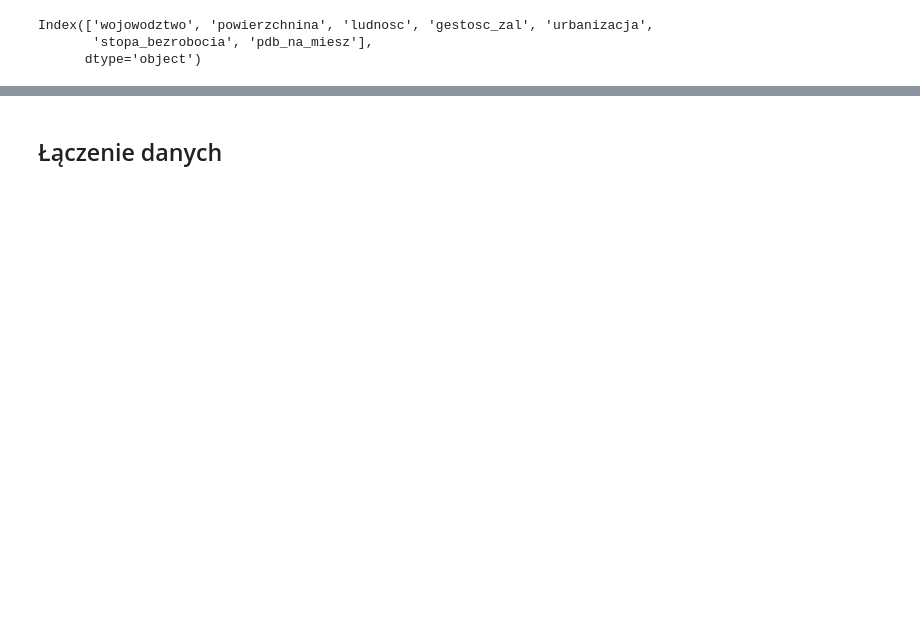
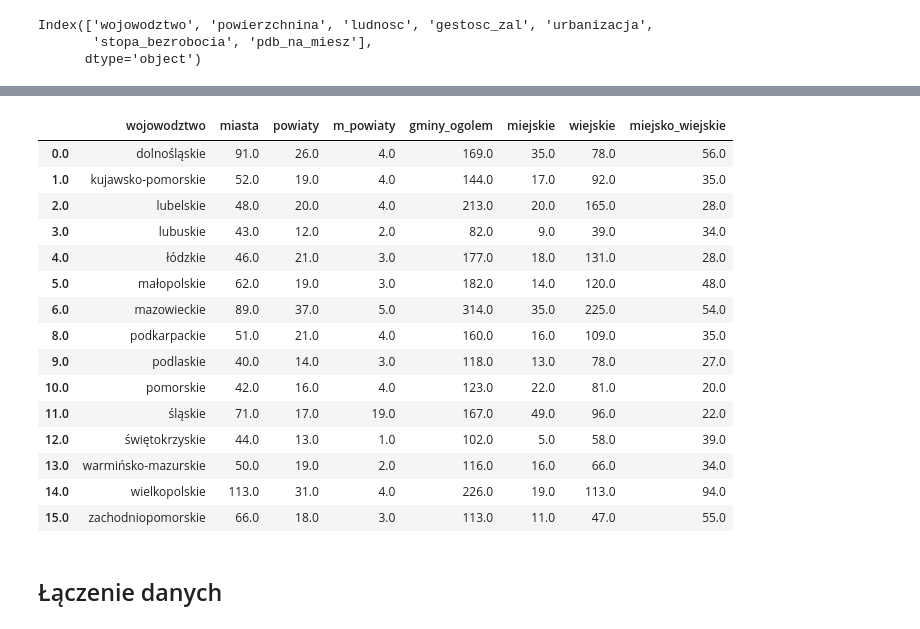
Before and after one commit to knmlprz/corona-analysis-1, a Jupyter notebook: notebooks/ImportDanych.ipynb, the cells around one changed output, grey strips where cells are left out. Saved outputs shown, nothing was run; the diff lists cells and outputs as text; code cells hidden in the pictures; blank space fills up the shorter version.

Commit message:
clean demografia

```diff
--- a/notebooks/ImportDanych.ipynb
+++ b/notebooks/ImportDanych.ipynb
@@ -278,0 +281,2 @@ Index(['wojowodztwo', 'powierzchnina', 'ludnosc', 'gestosc_zal', 'urbanizacja',
+# %%
+demografia = demografia.drop(columns=["Siedziba władz", "Powierzchniaw km²", "Ludność(2017[2])", "Gęstośćzaludn.na km²"])
@@ -278,0 +298,11 @@ Index(['wojowodztwo', 'powierzchnina', 'ludnosc', 'gestosc_zal', 'urbanizacja',
+# %%
+demografia.rename(columns={
+    "Województwo": "wojowodztwo",
+    "Miasta": "miasta",
+    "II stopień adm.": "powiaty",
+    "II stopień adm..1": "m_powiaty",
+    "Gminy": "gminy_ogolem",
+    "Gminy.1": "miejskie",
+    "Gminy.2": "wiejskie",
+    "Gminy.3": "miejsko_wiejskie"
+}, inplace=True)
@@ -279,3 +318,24 @@ Index(['wojowodztwo', 'powierzchnina', 'ludnosc', 'gestosc_zal', 'urbanizacja',
+# %%
+demografia.drop([np.nan, 17], inplace=True)
+# %%
+demografia
+# %% [output]
+|  | wojowodztwo | miasta | powiaty | m_powiaty | gminy_ogolem | miejskie | wiejskie | miejsko_wiejskie |
+| 0.0 | dolnośląskie | 91.0 | 26.0 | 4.0 | 169.0 | 35.0 | 78.0 | 56.0 |
+| 1.0 | kujawsko-pomorskie | 52.0 | 19.0 | 4.0 | 144.0 | 17.0 | 92.0 | 35.0 |
+| 2.0 | lubelskie | 48.0 | 20.0 | 4.0 | 213.0 | 20.0 | 165.0 | 28.0 |
+| 3.0 | lubuskie | 43.0 | 12.0 | 2.0 | 82.0 | 9.0 | 39.0 | 34.0 |
+| 4.0 | łódzkie | 46.0 | 21.0 | 3.0 | 177.0 | 18.0 | 131.0 | 28.0 |
+| 5.0 | małopolskie | 62.0 | 19.0 | 3.0 | 182.0 | 14.0 | 120.0 | 48.0 |
+| 6.0 | mazowieckie | 89.0 | 37.0 | 5.0 | 314.0 | 35.0 | 225.0 | 54.0 |
+| 8.0 | podkarpackie | 51.0 | 21.0 | 4.0 | 160.0 | 16.0 | 109.0 | 35.0 |
+| 9.0 | podlaskie | 40.0 | 14.0 | 3.0 | 118.0 | 13.0 | 78.0 | 27.0 |
+| 10.0 | pomorskie | 42.0 | 16.0 | 4.0 | 123.0 | 22.0 | 81.0 | 20.0 |
+| 11.0 | śląskie | 71.0 | 17.0 | 19.0 | 167.0 | 49.0 | 96.0 | 22.0 |
+| 12.0 | świętokrzyskie | 44.0 | 13.0 | 1.0 | 102.0 | 5.0 | 58.0 | 39.0 |
+| 13.0 | warmińsko-mazurskie | 50.0 | 19.0 | 2.0 | 116.0 | 16.0 | 66.0 | 34.0 |
+| 14.0 | wielkopolskie | 113.0 | 31.0 | 4.0 | 226.0 | 19.0 | 113.0 | 94.0 |
+| 15.0 | zachodniopomorskie | 66.0 | 18.0 | 3.0 | 113.0 | 11.0 | 47.0 | 55.0 |
 # %% [markdown]
 ## Łączenie danych
 # %%
```
Also changed, not shown: parts of 15 cells of this notebook.
